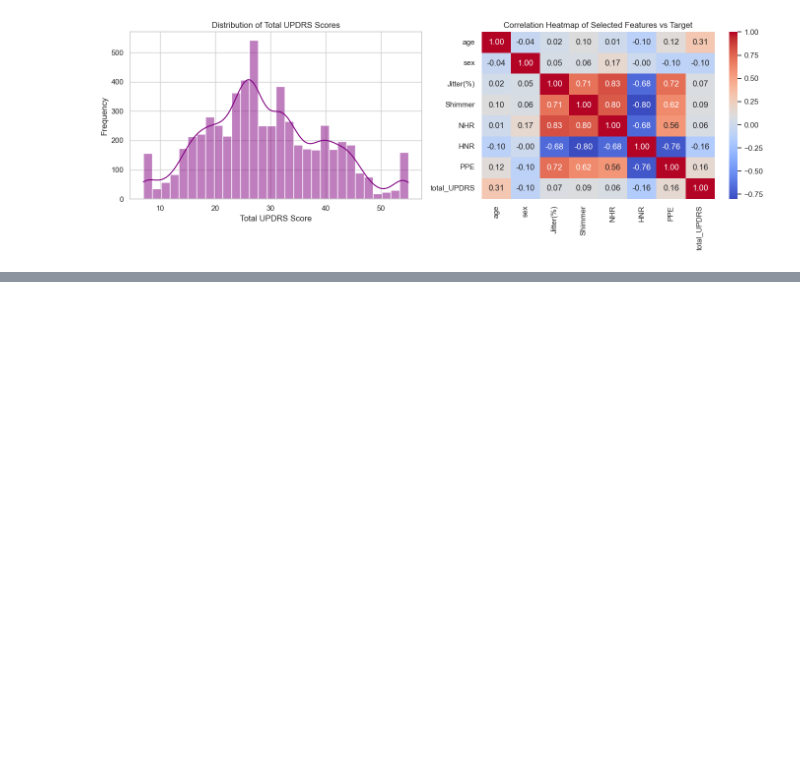
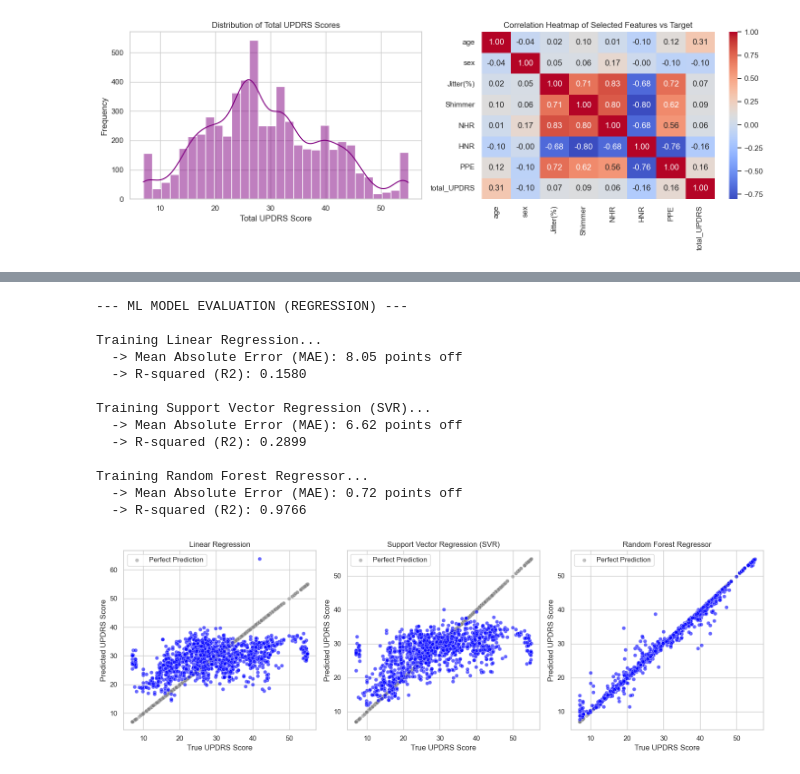
Before and after one commit to alyxz-cmg/TCGA-Kidney-Cancers-RNA-Seq, a Jupyter notebook: discussion3.ipynb, the cells around one changed output, grey strips where cells are left out. Drawn from its saved outputs; the diff is of its cells as text; code cells hidden in the pictures; blank space fills up the shorter version.

Commit message:
added preprocessing, splitting, and regression machine learning

```diff
--- a/discussion3.ipynb
+++ b/discussion3.ipynb
@@ -64,0 +68,53 @@ Minimum Score: 7.00 | Maximum Score: 54.99
+# %%
+X_train, X_test, y_train, y_test = train_test_split(X, y, test_size=0.2, random_state=42)
+
+scaler = StandardScaler()
+X_train_scaled = scaler.fit_transform(X_train)
+X_test_scaled = scaler.transform(X_test)
+
+print("\n--- ML MODEL EVALUATION (REGRESSION) ---")
+
+models = {
+    "Linear Regression": LinearRegression(),
+    "Support Vector Regression (SVR)": SVR(kernel='rbf'),
+    "Random Forest Regressor": RandomForestRegressor(n_estimators=100, random_state=42)
+}
+
+plt.figure(figsize=(15, 5))
+
+for idx, (name, model) in enumerate(models.items(), 1):
+    print(f"\nTraining {name}...")
+    model.fit(X_train_scaled, y_train)
+
+    y_pred = model.predict(X_test_scaled)
+
+    mae = mean_absolute_error(y_test, y_pred)
+    r2 = r2_score(y_test, y_pred)
+
+    print(f"  -> Mean Absolute Error (MAE): {mae:.2f} points off")
+    print(f"  -> R-squared (R2): {r2:.4f}")
+
+    plt.subplot(1, 3, idx)
+    sns.scatterplot(x=y_test, y=y_test, color='gray', alpha=0.5, label='Perfect Prediction') # Baseline
+    sns.scatterplot(x=y_test, y=y_pred, alpha=0.6, color='blue')
+    plt.title(name)
+    plt.xlabel("True UPDRS Score")
+    plt.ylabel("Predicted UPDRS Score")
+
+plt.tight_layout()
+plt.show()
+# %% [output]
+--- ML MODEL EVALUATION (REGRESSION) ---
+
+Training Linear Regression...
+  -> Mean Absolute Error (MAE): 8.05 points off
+  -> R-squared (R2): 0.1580
+
+Training Support Vector Regression (SVR)...
+  -> Mean Absolute Error (MAE): 6.62 points off
+  -> R-squared (R2): 0.2899
+
+Training Random Forest Regressor...
+  -> Mean Absolute Error (MAE): 0.72 points off
+  -> R-squared (R2): 0.9766
+[figure, added]
```
Also changed, not shown: parts of 1 cell of this notebook.
